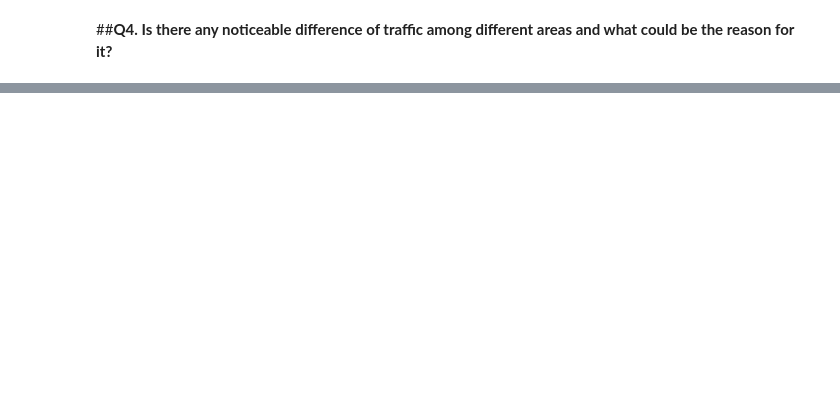
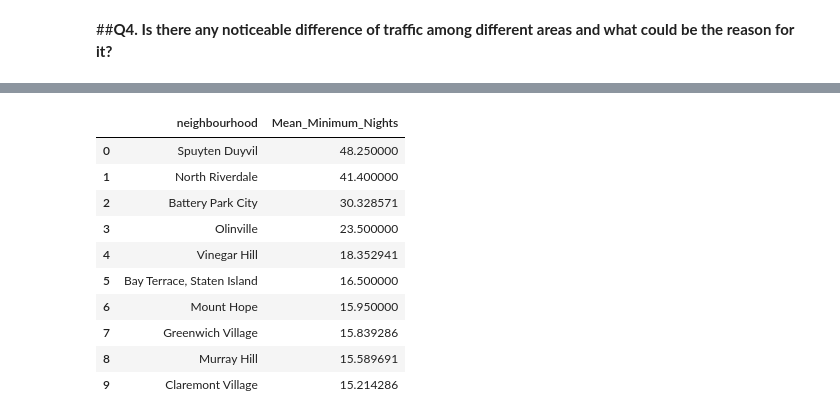
Before and after one commit to Ayaj-Ahmed/CAPSTONE-EDA, a Jupyter notebook: Airbnb_Bookings_EDA_Capstone_Project.ipynb, the cells around one changed output, grey strips where cells are left out. Cells and saved outputs as stored; diff of their text form; code cells hidden in the pictures; blank space fills up the shorter version.

```diff
--- a/Airbnb_Bookings_EDA_Capstone_Project.ipynb
+++ b/Airbnb_Bookings_EDA_Capstone_Project.ipynb
@@ -409,0 +449,19 @@ Text(0.5, 1.0, 'Top 10 Busiest Hosts')
+# %%
+# Looking for the top 10 mean values of minimum nights spend by guest to determine the  traffic across neighbourhood
+top_10_neighbourhood_traffic=airbnb.groupby('neighbourhood')['minimum_nights'].mean().sort_values(ascending=False).head(10)
+top_10_neighbourhood_traffic_df=pd.DataFrame(top_10_neighbourhood_traffic)
+top_10_neighbourhood_traffic_df.reset_index(inplace=True)
+top_10_neighbourhood_traffic_df.rename(columns={'index':'Neighbourhood', 'minimum_nights':'Mean_Minimum_Nights'}, inplace=True)
+top_10_neighbourhood_traffic_df
+# %% [output]
+|  | neighbourhood | Mean_Minimum_Nights |
+| 0 | Spuyten Duyvil | 48.250000 |
+| 1 | North Riverdale | 41.400000 |
+| 2 | Battery Park City | 30.328571 |
+| 3 | Olinville | 23.500000 |
+| 4 | Vinegar Hill | 18.352941 |
+| 5 | Bay Terrace, Staten Island | 16.500000 |
+| 6 | Mount Hope | 15.950000 |
+| 7 | Greenwich Village | 15.839286 |
+| 8 | Murray Hill | 15.589691 |
+| 9 | Claremont Village | 15.214286 |
```
Also changed, not shown: parts of 22 cells of this notebook.
